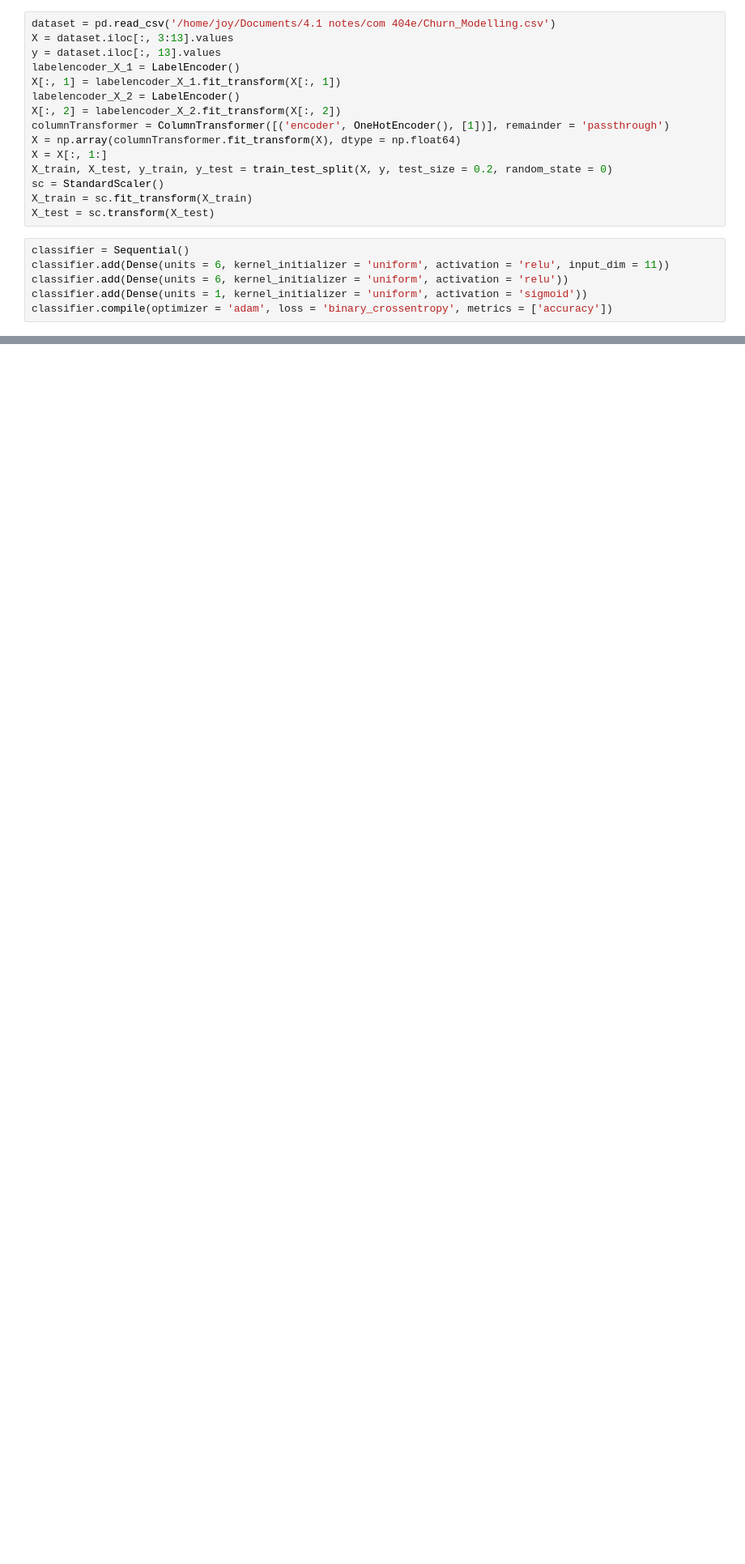
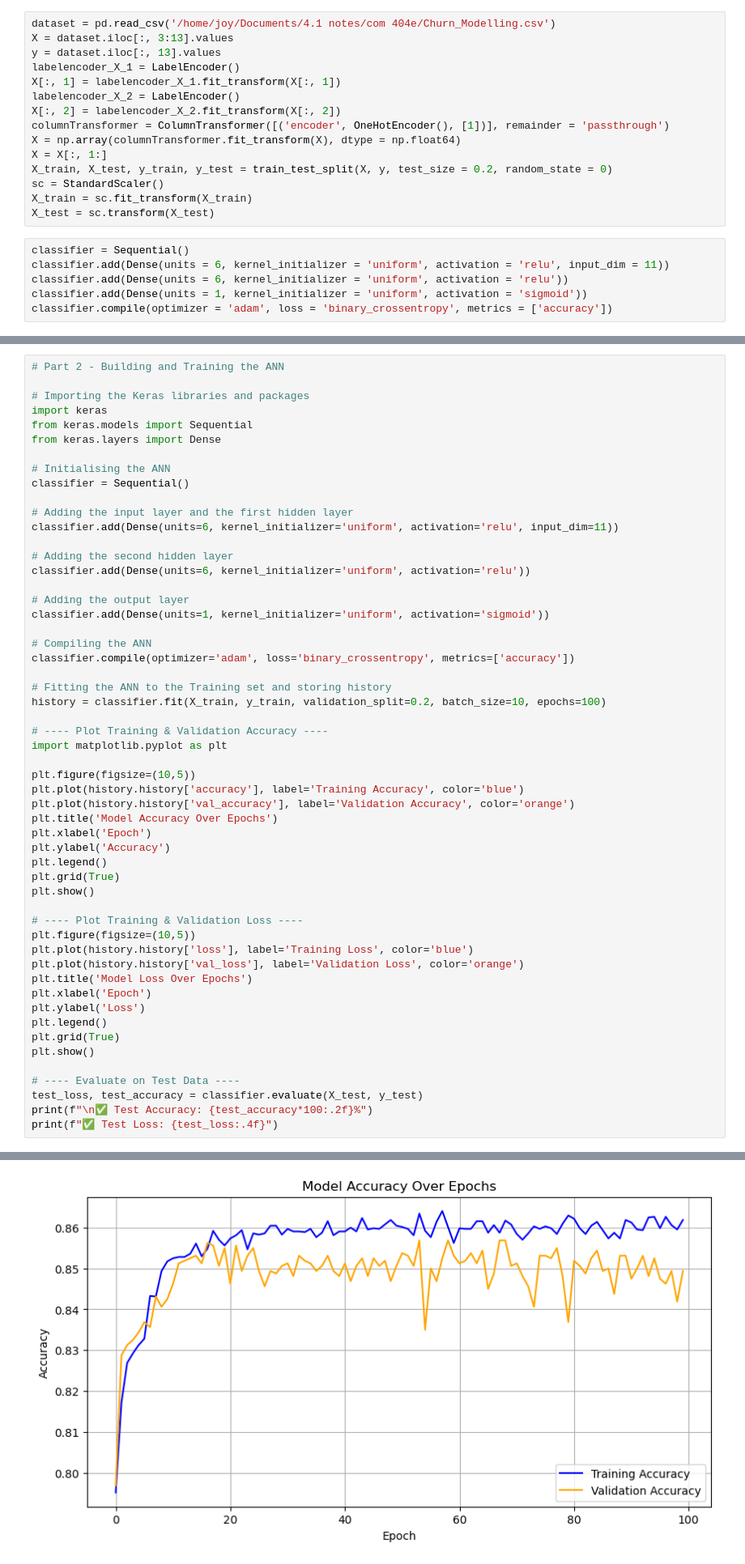
Before and after one commit to Wainainajoy/customer-churn-ann, a Jupyter notebook: ann.ipynb, the cells around one changed output, grey strips where cells are left out. Shown at 81% size. Cells and saved outputs as stored; diff of their text form; blank space fills up the shorter version.

Commit message:
Updated ANN model with performance tracking and prediction logic

```diff
--- a/ann.ipynb
+++ b/ann.ipynb
@@ -190,0 +211,55 @@ print("Confusion Matrix:\n", cm)
+# %%
+# Part 2 - Building and Training the ANN
+
+# Importing the Keras libraries and packages
+import keras
+from keras.models import Sequential
+from keras.layers import Dense
+
+# Initialising the ANN
+classifier = Sequential()
+
+# Adding the input layer and the first hidden layer
+classifier.add(Dense(units=6, kernel_initializer='uniform', activation='relu', input_dim=11))
+
+# Adding the second hidden layer
+classifier.add(Dense(units=6, kernel_initializer='uniform', activation='relu'))
+
+# Adding the output layer
+classifier.add(Dense(units=1, kernel_initializer='uniform', activation='sigmoid'))
+
+# Compiling the ANN
+classifier.compile(optimizer='adam', loss='binary_crossentropy', metrics=['accuracy'])
+
+# Fitting the ANN to the Training set and storing history
+history = classifier.fit(X_train, y_train, validation_split=0.2, batch_size=10, epochs=100)
+
+# ---- Plot Training & Validation Accuracy ----
+import matplotlib.pyplot as plt
+
+plt.figure(figsize=(10,5))
+plt.plot(history.history['accuracy'], label='Training Accuracy', color='blue')
+plt.plot(history.history['val_accuracy'], label='Validation Accuracy', color='orange')
+plt.title('Model Accuracy Over Epochs')
+plt.xlabel('Epoch')
+plt.ylabel('Accuracy')
+plt.legend()
+plt.grid(True)
+plt.show()
+
+# ---- Plot Training & Validation Loss ----
+plt.figure(figsize=(10,5))
+plt.plot(history.history['loss'], label='Training Loss', color='blue')
+plt.plot(history.history['val_loss'], label='Validation Loss', color='orange')
+plt.title('Model Loss Over Epochs')
+plt.xlabel('Epoch')
+plt.ylabel('Loss')
+plt.legend()
+plt.grid(True)
+plt.show()
+
+# ---- Evaluate on Test Data ----
+test_loss, test_accuracy = classifier.evaluate(X_test, y_test)
+print(f"\n✅ Test Accuracy: {test_accuracy*100:.2f}%")
+print(f"✅ Test Loss: {test_loss:.4f}")
+# %% [output]
@@ -190,0 +284 @@ print("Confusion Matrix:\n", cm)
+[figure, added]
```
Also changed, not shown: parts of 11 cells of this notebook.
